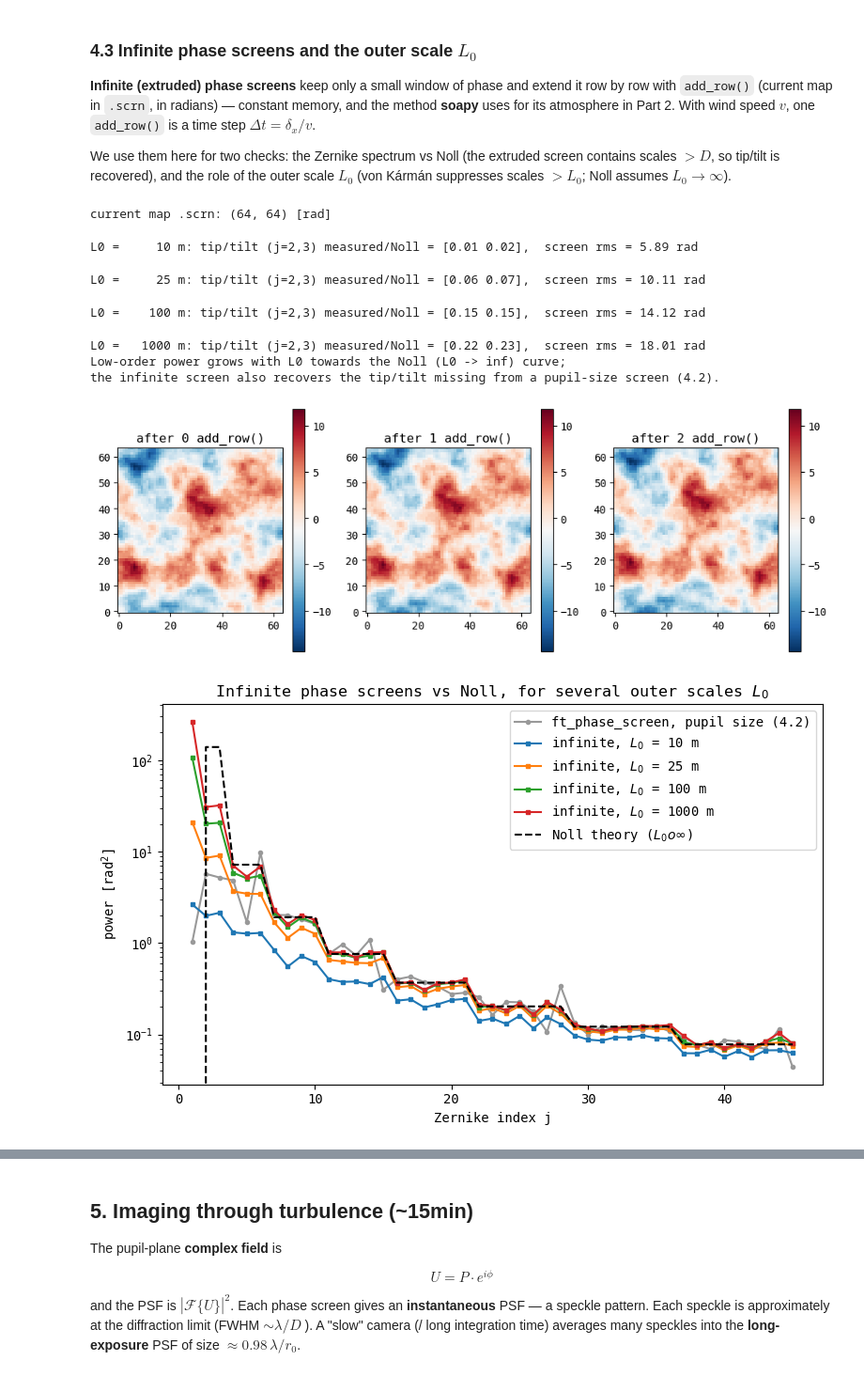
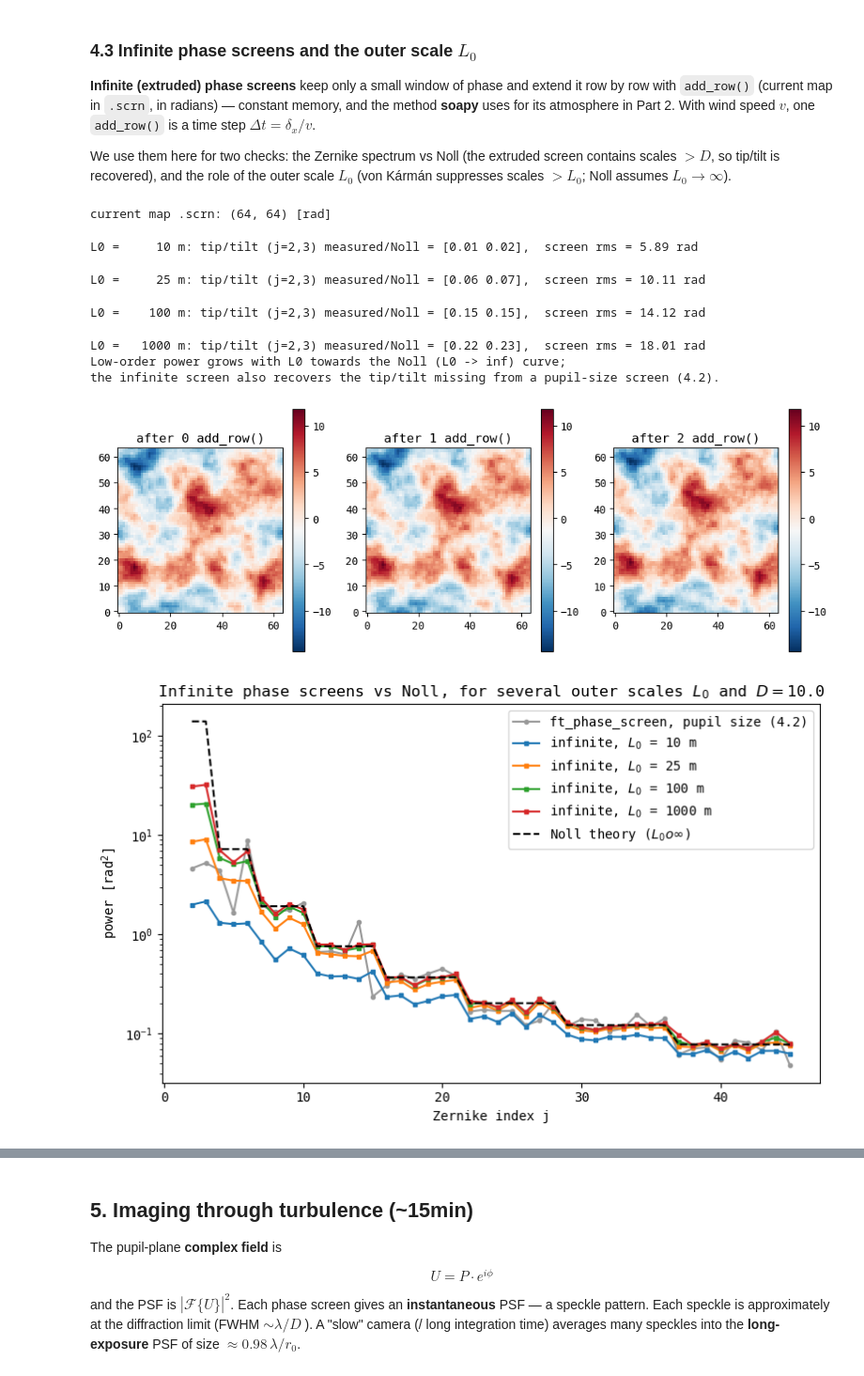
Before and after one commit to GillesOrban/ao_school, a Jupyter notebook: aotools_lab.ipynb, the cells around one changed output, grey strips where cells are left out. Shown at 94% size. Drawn from its saved outputs; the diff is of its cells as text; code cells hidden in the pictures.

```diff
--- a/aotools_lab.ipynb
+++ b/aotools_lab.ipynb
@@ -617,14 +604,14 @@ z_coeffs = np.zeros((n_scrns, n_zerns))
 for n in tqdm(range(n_scrns)):
     scrn = phasescreen.ft_phase_screen(r0, nx_size, pxl_scale, L0, l0)
     z_coeffs[n] = (scrn * Zs).sum((-1, -2)) / Zs[0].sum()   # a_j = sum(phi*Z_j)/N_px
-z_var = z_coeffs.var(0)
+z_var = z_coeffs.var(0)[1:]  # variance of Zernike modes; skipping piston
 
 # Noll theory: <a_j^2> = b_j (D/r0)^(5/3)
-noll_theory = np.concatenate([[0.], noll_b[:n_zerns-1]]) * (D/r0)**(5/3)  # j=1 (piston) = 0
+noll_theory = noll_b[:n_zerns-1] * (D/r0)**(5/3)  # j=1 (piston) = 0
 
 fig, ax = plt.subplots(figsize=(8, 5))
-ax.plot(range(1, n_zerns+1), z_var, 'o-', label='measured (ft_phase_screen)')
-ax.plot(range(1, n_zerns+1), noll_theory, 'k--', label='Noll theory')
+ax.plot(range(2, n_zerns+1), z_var, 'o-', label='measured (ft_phase_screen)')
+ax.plot(range(2, n_zerns+1), noll_theory, 'k--', label='Noll theory')
 ax.set_yscale('log')
 ax.set_xlabel('Zernike index j'); ax.set_ylabel('power [rad$^2$]')
 ax.set_title('Zernike power spectrum of phase screens (screen = pupil size)')
@@ -663,44 +650,49 @@ plt.tight_layout()
 # decorrelate them quickly (cf. fried_infinate_phase_screens.ipynb).
 n_tests, n_steps = 25, 200
 L0_list = [10., 25., 100., 1e3]
+
 fig, ax = plt.subplots(figsize=(8, 5))
-ax.plot(range(1, n_zerns+1), z_var, 'o-', ms=3, color='0.6',
+ax.plot(range(2, n_zerns+1), z_var, 'o-', ms=3, color='0.6',
         label='ft_phase_screen, pupil size (4.2)')
+
 for L0_i in L0_list:
-    zc = np.zeros((n_tests, n_steps, n_zerns))
+    z_coeffs = np.zeros((n_tests, n_steps, n_zerns))
     for n in tqdm(range(n_tests), desc=f'L0 = {L0_i:g} m'):
         # ps = infinitephasescreen.PhaseScreenKolmogorov(
             # nx_size, pxl_scale, r0, L0_i, random_seed=n, stencil_length_factor=8)
         ps = infinitephasescreen.PhaseScreenVonKarman(
             nx_size, pxl_scale, r0, L0_i, random_seed=n)
         for i in range(n_steps):
             ps.add_row()
             scrn = ps.scrn
             if n % 4 == 1:   scrn = scrn.T
             elif n % 4 == 2: scrn = scrn[::-1]
             elif n % 4 == 3: scrn = scrn[::-1].T
-            zc[n, i] = (scrn * Zs).sum((-1, -2)) / Zs[0].sum()
-    zv = zc.var(1).mean(0)
-    ax.plot(range(1, n_zerns+1), zv, 's-', ms=3, label=f'infinite, $L_0$ = {L0_i:g} m')
+            z_coeffs[n, i] = (scrn * Zs).sum((-1, -2)) / Zs[0].sum()
+
+    zv = z_coeffs.var(1).mean(0)[1:] # variance of the Zernike coefficients, skipping piston
+
+    ax.plot(range(2, n_zerns+1), zv, 's-', ms=3, label=f'infinite, $L_0$ = {L0_i:g} m')
     print(f'L0 = {L0_i:6g} m: tip/tilt (j=2,3) measured/Noll = '
-          f'{np.round(zv[1:3]/noll_theory[1:3], 2)},  screen rms = {ps.scrn.std():.2f} rad')
-ax.plot(range(1, n_zerns+1), noll_theory, 'k--', label='Noll theory ($L_0 \to \infty$)')
+          f'{np.round(zv[0:2]/noll_theory[0:2], 2)},  screen rms = {ps.scrn.std():.2f} rad')
+
+ax.plot(range(2, n_zerns+1), noll_theory, 'k--', label='Noll theory ($L_0 \to \infty$)')
 ax.set_yscale('log'); ax.set_xlabel('Zernike index j'); ax.set_ylabel('power [rad$^2$]')
-ax.set_title('Infinite phase screens vs Noll, for several outer scales $L_0$')
+ax.set_title(f'Infinite phase screens vs Noll, for several outer scales $L_0$ and $D=${D:.0f}m')
 ax.legend()
 plt.tight_layout()
 print('Low-order power grows with L0 towards the Noll (L0 -> inf) curve;')
 print('the infinite screen also recovers the tip/tilt missing from a pupil-size screen (4.2).')
 # %% [output]
 current map .scrn: (64, 64) [rad]
 L0 =     10 m: tip/tilt (j=2,3) measured/Noll = [0.01 0.02],  screen rms = 5.89 rad
 L0 =     25 m: tip/tilt (j=2,3) measured/Noll = [0.06 0.07],  screen rms = 10.11 rad
 L0 =    100 m: tip/tilt (j=2,3) measured/Noll = [0.15 0.15],  screen rms = 14.12 rad
 L0 =   1000 m: tip/tilt (j=2,3) measured/Noll = [0.22 0.23],  screen rms = 18.01 rad
 Low-order power grows with L0 towards the Noll (L0 -> inf) curve;
 the infinite screen also recovers the tip/tilt missing from a pupil-size screen (4.2).
 [figure]
-[figure, old version]
+[figure, new version]
 # %% [markdown]
 ### Exercise 4 — phase screens
 
```
Also changed, not shown: parts of 12 cells of this notebook.
